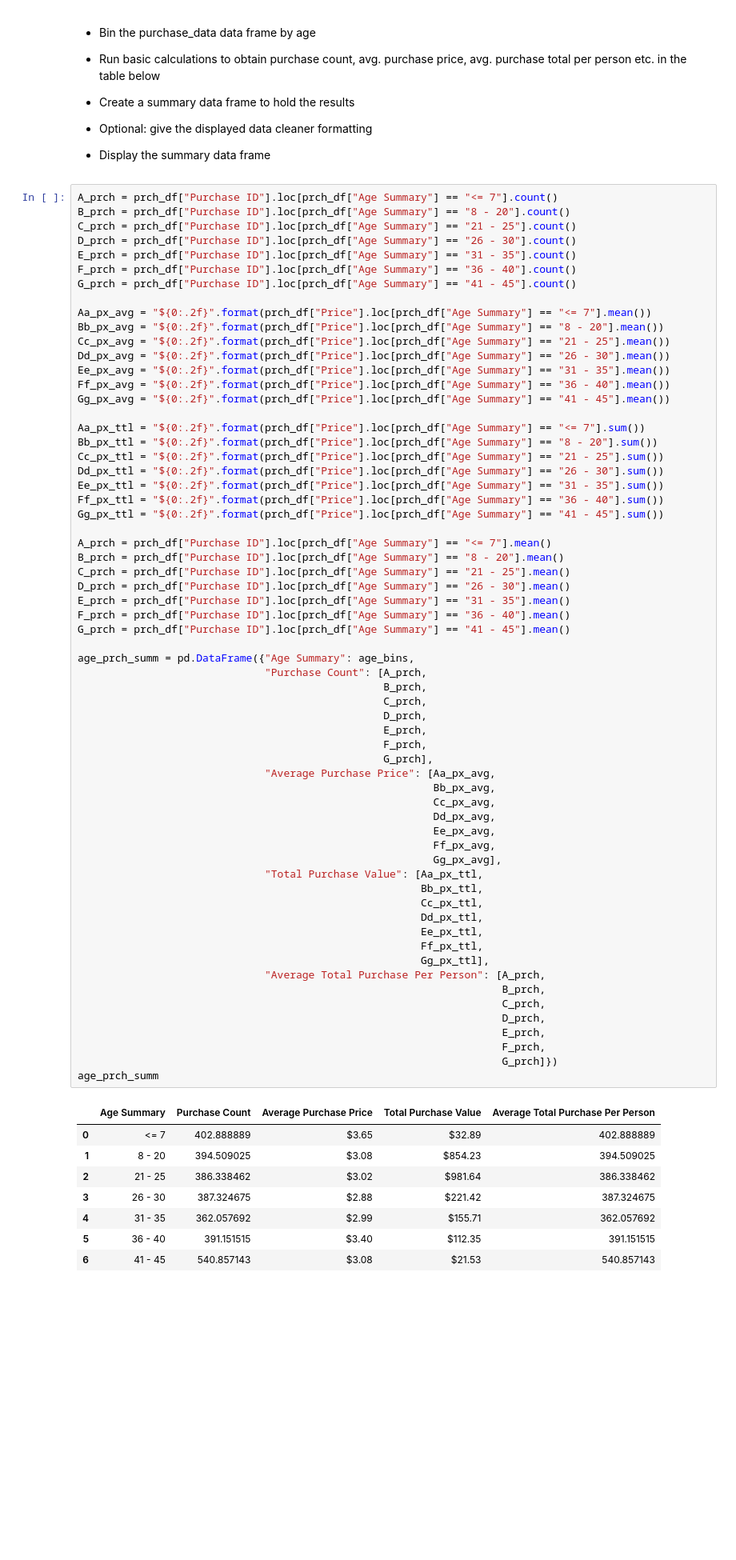
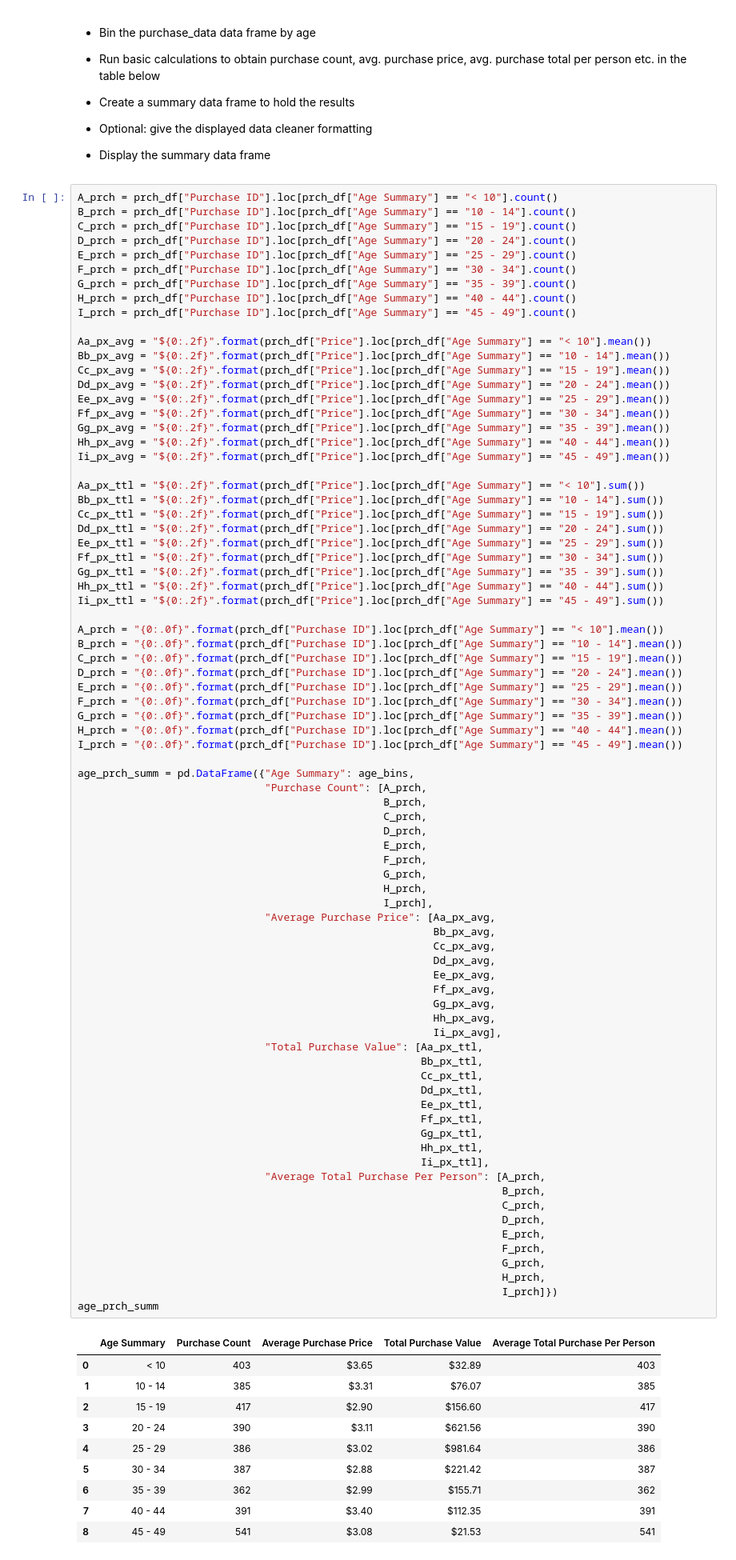
Before and after one commit to SMahashraya/pandas-challenge, a Jupyter notebook: HeroesOfPymoli_hw.ipynb, the cells around one changed output. Shown at 80% size. Drawn from its saved outputs; the diff is of its cells as text; blank space fills up the shorter version.

```diff
--- a/HeroesOfPymoli_hw.ipynb
+++ b/HeroesOfPymoli_hw.ipynb
@@ -207,77 +220,95 @@ age_summ
 
 * Display the summary data frame
 # %%
-A_prch = prch_df["Purchase ID"].loc[prch_df["Age Summary"] == "<= 7"].count()
-B_prch = prch_df["Purchase ID"].loc[prch_df["Age Summary"] == "8 - 20"].count()
-C_prch = prch_df["Purchase ID"].loc[prch_df["Age Summary"] == "21 - 25"].count()
-D_prch = prch_df["Purchase ID"].loc[prch_df["Age Summary"] == "26 - 30"].count()
-E_prch = prch_df["Purchase ID"].loc[prch_df["Age Summary"] == "31 - 35"].count()
-F_prch = prch_df["Purchase ID"].loc[prch_df["Age Summary"] == "36 - 40"].count()
-G_prch = prch_df["Purchase ID"].loc[prch_df["Age Summary"] == "41 - 45"].count()
+A_prch = prch_df["Purchase ID"].loc[prch_df["Age Summary"] == "< 10"].count()
+B_prch = prch_df["Purchase ID"].loc[prch_df["Age Summary"] == "10 - 14"].count()
+C_prch = prch_df["Purchase ID"].loc[prch_df["Age Summary"] == "15 - 19"].count()
+D_prch = prch_df["Purchase ID"].loc[prch_df["Age Summary"] == "20 - 24"].count()
+E_prch = prch_df["Purchase ID"].loc[prch_df["Age Summary"] == "25 - 29"].count()
+F_prch = prch_df["Purchase ID"].loc[prch_df["Age Summary"] == "30 - 34"].count()
+G_prch = prch_df["Purchase ID"].loc[prch_df["Age Summary"] == "35 - 39"].count()
+H_prch = prch_df["Purchase ID"].loc[prch_df["Age Summary"] == "40 - 44"].count()
+I_prch = prch_df["Purchase ID"].loc[prch_df["Age Summary"] == "45 - 49"].count()
 
-Aa_px_avg = "${0:.2f}".format(prch_df["Price"].loc[prch_df["Age Summary"] == "<= 7"].mean())
-Bb_px_avg = "${0:.2f}".format(prch_df["Price"].loc[prch_df["Age Summary"] == "8 - 20"].mean())
-Cc_px_avg = "${0:.2f}".format(prch_df["Price"].loc[prch_df["Age Summary"] == "21 - 25"].mean())
-Dd_px_avg = "${0:.2f}".format(prch_df["Price"].loc[prch_df["Age Summary"] == "26 - 30"].mean())
-Ee_px_avg = "${0:.2f}".format(prch_df["Price"].loc[prch_df["Age Summary"] == "31 - 35"].mean())
-Ff_px_avg = "${0:.2f}".format(prch_df["Price"].loc[prch_df["Age Summary"] == "36 - 40"].mean())
-Gg_px_avg = "${0:.2f}".format(prch_df["Price"].loc[prch_df["Age Summary"] == "41 - 45"].mean())
+Aa_px_avg = "${0:.2f}".format(prch_df["Price"].loc[prch_df["Age Summary"] == "< 10"].mean())
+Bb_px_avg = "${0:.2f}".format(prch_df["Price"].loc[prch_df["Age Summary"] == "10 - 14"].mean())
+Cc_px_avg = "${0:.2f}".format(prch_df["Price"].loc[prch_df["Age Summary"] == "15 - 19"].mean())
+Dd_px_avg = "${0:.2f}".format(prch_df["Price"].loc[prch_df["Age Summary"] == "20 - 24"].mean())
+Ee_px_avg = "${0:.2f}".format(prch_df["Price"].loc[prch_df["Age Summary"] == "25 - 29"].mean())
+Ff_px_avg = "${0:.2f}".format(prch_df["Price"].loc[prch_df["Age Summary"] == "30 - 34"].mean())
+Gg_px_avg = "${0:.2f}".format(prch_df["Price"].loc[prch_df["Age Summary"] == "35 - 39"].mean())
+Hh_px_avg = "${0:.2f}".format(prch_df["Price"].loc[prch_df["Age Summary"] == "40 - 44"].mean())
+Ii_px_avg = "${0:.2f}".format(prch_df["Price"].loc[prch_df["Age Summary"] == "45 - 49"].mean())
 
-Aa_px_ttl = "${0:.2f}".format(prch_df["Price"].loc[prch_df["Age Summary"] == "<= 7"].sum())
-Bb_px_ttl = "${0:.2f}".format(prch_df["Price"].loc[prch_df["Age Summary"] == "8 - 20"].sum())
-Cc_px_ttl = "${0:.2f}".format(prch_df["Price"].loc[prch_df["Age Summary"] == "21 - 25"].sum())
-Dd_px_ttl = "${0:.2f}".format(prch_df["Price"].loc[prch_df["Age Summary"] == "26 - 30"].sum())
-Ee_px_ttl = "${0:.2f}".format(prch_df["Price"].loc[prch_df["Age Summary"] == "31 - 35"].sum())
-Ff_px_ttl = "${0:.2f}".format(prch_df["Price"].loc[prch_df["Age Summary"] == "36 - 40"].sum())
-Gg_px_ttl = "${0:.2f}".format(prch_df["Price"].loc[prch_df["Age Summary"] == "41 - 45"].sum())
+Aa_px_ttl = "${0:.2f}".format(prch_df["Price"].loc[prch_df["Age Summary"] == "< 10"].sum())
+Bb_px_ttl = "${0:.2f}".format(prch_df["Price"].loc[prch_df["Age Summary"] == "10 - 14"].sum())
+Cc_px_ttl = "${0:.2f}".format(prch_df["Price"].loc[prch_df["Age Summary"] == "15 - 19"].sum())
+Dd_px_ttl = "${0:.2f}".format(prch_df["Price"].loc[prch_df["Age Summary"] == "20 - 24"].sum())
+Ee_px_ttl = "${0:.2f}".format(prch_df["Price"].loc[prch_df["Age Summary"] == "25 - 29"].sum())
+Ff_px_ttl = "${0:.2f}".format(prch_df["Price"].loc[prch_df["Age Summary"] == "30 - 34"].sum())
+Gg_px_ttl = "${0:.2f}".format(prch_df["Price"].loc[prch_df["Age Summary"] == "35 - 39"].sum())
+Hh_px_ttl = "${0:.2f}".format(prch_df["Price"].loc[prch_df["Age Summary"] == "40 - 44"].sum())
+Ii_px_ttl = "${0:.2f}".format(prch_df["Price"].loc[prch_df["Age Summary"] == "45 - 49"].sum())
 
-A_prch = prch_df["Purchase ID"].loc[prch_df["Age Summary"] == "<= 7"].mean()
-B_prch = prch_df["Purchase ID"].loc[prch_df["Age Summary"] == "8 - 20"].mean()
-C_prch = prch_df["Purchase ID"].loc[prch_df["Age Summary"] == "21 - 25"].mean()
-D_prch = prch_df["Purchase ID"].loc[prch_df["Age Summary"] == "26 - 30"].mean()
-E_prch = prch_df["Purchase ID"].loc[prch_df["Age Summary"] == "31 - 35"].mean()
-F_prch = prch_df["Purchase ID"].loc[prch_df["Age Summary"] == "36 - 40"].mean()
-G_prch = prch_df["Purchase ID"].loc[prch_df["Age Summary"] == "41 - 45"].mean()
+A_prch = "{0:.0f}".format(prch_df["Purchase ID"].loc[prch_df["Age Summary"] == "< 10"].mean())
+B_prch = "{0:.0f}".format(prch_df["Purchase ID"].loc[prch_df["Age Summary"] == "10 - 14"].mean())
+C_prch = "{0:.0f}".format(prch_df["Purchase ID"].loc[prch_df["Age Summary"] == "15 - 19"].mean())
+D_prch = "{0:.0f}".format(prch_df["Purchase ID"].loc[prch_df["Age Summary"] == "20 - 24"].mean())
+E_prch = "{0:.0f}".format(prch_df["Purchase ID"].loc[prch_df["Age Summary"] == "25 - 29"].mean())
+F_prch = "{0:.0f}".format(prch_df["Purchase ID"].loc[prch_df["Age Summary"] == "30 - 34"].mean())
+G_prch = "{0:.0f}".format(prch_df["Purchase ID"].loc[prch_df["Age Summary"] == "35 - 39"].mean())
+H_prch = "{0:.0f}".format(prch_df["Purchase ID"].loc[prch_df["Age Summary"] == "40 - 44"].mean())
+I_prch = "{0:.0f}".format(prch_df["Purchase ID"].loc[prch_df["Age Summary"] == "45 - 49"].mean())
 
 age_prch_summ = pd.DataFrame({"Age Summary": age_bins,
                               "Purchase Count": [A_prch,
                                                  B_prch,
                                                  C_prch,
                                                  D_prch,
                                                  E_prch,
                                                  F_prch,
-                                                 G_prch],
+                                                 G_prch,
+                                                 H_prch,
+                                                 I_prch],
                               "Average Purchase Price": [Aa_px_avg,
                                                          Bb_px_avg,
                                                          Cc_px_avg,
                                                          Dd_px_avg,
                                                          Ee_px_avg,
                                                          Ff_px_avg,
-                                                         Gg_px_avg],
+                                                         Gg_px_avg,
+                                                         Hh_px_avg,
+                                                         Ii_px_avg],
                               "Total Purchase Value": [Aa_px_ttl,
                                                        Bb_px_ttl,
                                                        Cc_px_ttl,
                                                        Dd_px_ttl,
                                                        Ee_px_ttl,
                                                        Ff_px_ttl,
-                                                       Gg_px_ttl],
+                                                       Gg_px_ttl,
+                                                       Hh_px_ttl,
+                                                       Ii_px_ttl],
                               "Average Total Purchase Per Person": [A_prch,
                                                                     B_prch,
                                                                     C_prch,
                                                                     D_prch,
                                                                     E_prch,
                                                                     F_prch,
-                                                                    G_prch]})
+                                                                    G_prch,
+                                                                    H_prch,
+                                                                    I_prch]})
 age_prch_summ
 # %% [output]
 |  | Age Summary | Purchase Count | Average Purchase Price | Total Purchase Value | Average Total Purchase Per Person |
-| 0 | <= 7 | 402.888889 | $3.65 | $32.89 | 402.888889 |
-| 1 | 8 - 20 | 394.509025 | $3.08 | $854.23 | 394.509025 |
-| 2 | 21 - 25 | 386.338462 | $3.02 | $981.64 | 386.338462 |
-| 3 | 26 - 30 | 387.324675 | $2.88 | $221.42 | 387.324675 |
-| 4 | 31 - 35 | 362.057692 | $2.99 | $155.71 | 362.057692 |
-| 5 | 36 - 40 | 391.151515 | $3.40 | $112.35 | 391.151515 |
-| 6 | 41 - 45 | 540.857143 | $3.08 | $21.53 | 540.857143 |
+| 0 | < 10 | 403 | $3.65 | $32.89 | 403 |
+| 1 | 10 - 14 | 385 | $3.31 | $76.07 | 385 |
+| 2 | 15 - 19 | 417 | $2.90 | $156.60 | 417 |
+| 3 | 20 - 24 | 390 | $3.11 | $621.56 | 390 |
+| 4 | 25 - 29 | 386 | $3.02 | $981.64 | 386 |
+| 5 | 30 - 34 | 387 | $2.88 | $221.42 | 387 |
+| 6 | 35 - 39 | 362 | $2.99 | $155.71 | 362 |
+| 7 | 40 - 44 | 391 | $3.40 | $112.35 | 391 |
+| 8 | 45 - 49 | 541 | $3.08 | $21.53 | 541 |
 # %% [markdown]
 ## Top Spenders
 # %% [markdown]
```
Also changed, not shown: parts of 8 cells of this notebook.
